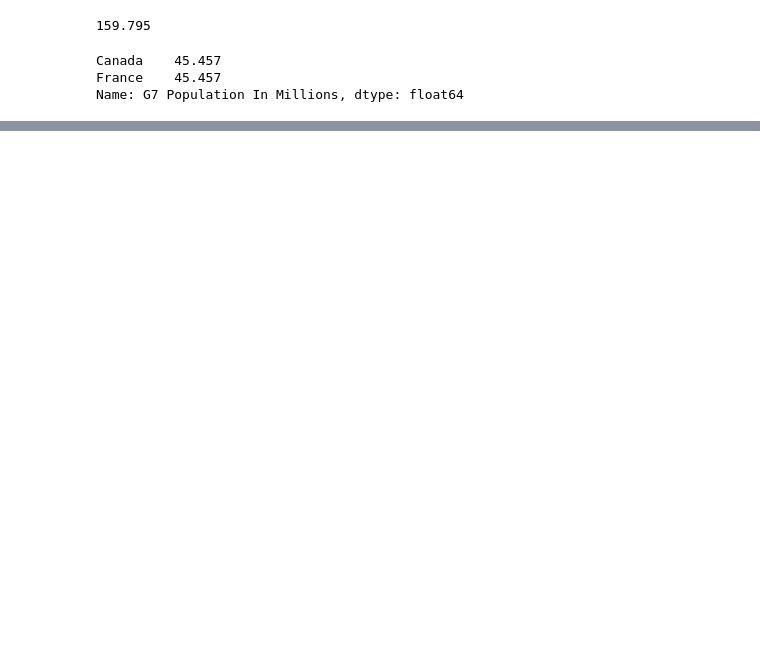
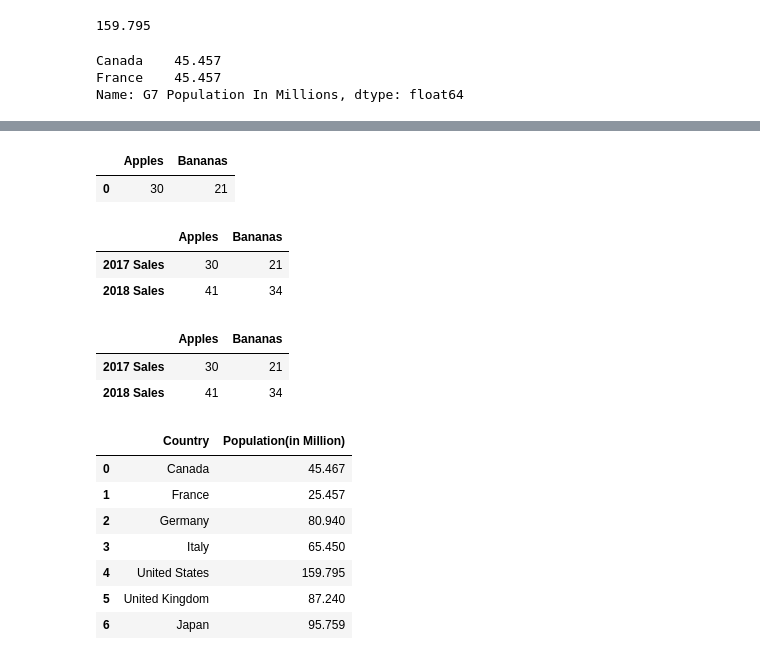
Before and after one commit to shashankverma05/Data-Science-Stack, a Jupyter notebook: Basics/pandas.ipynb, the cells around one changed output, grey strips where cells are left out. Saved outputs shown, nothing was run; the diff lists cells and outputs as text; code cells hidden in the pictures; blank space fills up the shorter version.

```diff
--- a/Basics/pandas.ipynb
+++ b/Basics/pandas.ipynb
@@ -278,0 +307,34 @@ Name: G7 Population In Millions, dtype: float64
+# %%
+# from array
+fruits = pd.DataFrame(data = [[30, 21]], columns = ["Apples", "Bananas"])
+fruits
+# %% [output]
+|  | Apples | Bananas |
+| 0 | 30 | 21 |
+# %%
+fruits = pd.DataFrame(data = [[30, 21], [41, 34]], columns = ["Apples", "Bananas"], index = ["2017 Sales", "2018 Sales"])
+fruits
+# %% [output]
+|  | Apples | Bananas |
+| 2017 Sales | 30 | 21 |
+| 2018 Sales | 41 | 34 |
+# %%
+fruits = pd.DataFrame({
+    'Apples':[30, 41],
+    'Bananas':[21, 34]
+}, index = ["2017 Sales", "2018 Sales"])
+fruits
+# %% [output]
+|  | Apples | Bananas |
+| 2017 Sales | 30 | 21 |
+| 2018 Sales | 41 | 34 |
+# %%
+series = pd.Series({
+    'Canada': 45.467,
+    'France': 25.457,
+    'Germany':80.94,
+    'Italy':65.450,
+    'United States': 159.795,
+    'United Kingdom':87.240,
+    'Japan':95.759
+})
@@ -278,0 +343,12 @@ Name: G7 Population In Millions, dtype: float64
+# %%
+dataframe = dataframe.reset_index(names="Country")
+dataframe
+# %% [output]
+|  | Country | Population(in Million) |
+| 0 | Canada | 45.467 |
+| 1 | France | 25.457 |
+| 2 | Germany | 80.940 |
+| 3 | Italy | 65.450 |
+| 4 | United States | 159.795 |
+| 5 | United Kingdom | 87.240 |
+| 6 | Japan | 95.759 |
```
Also changed, not shown: parts of 46 cells of this notebook, 2 other files.
